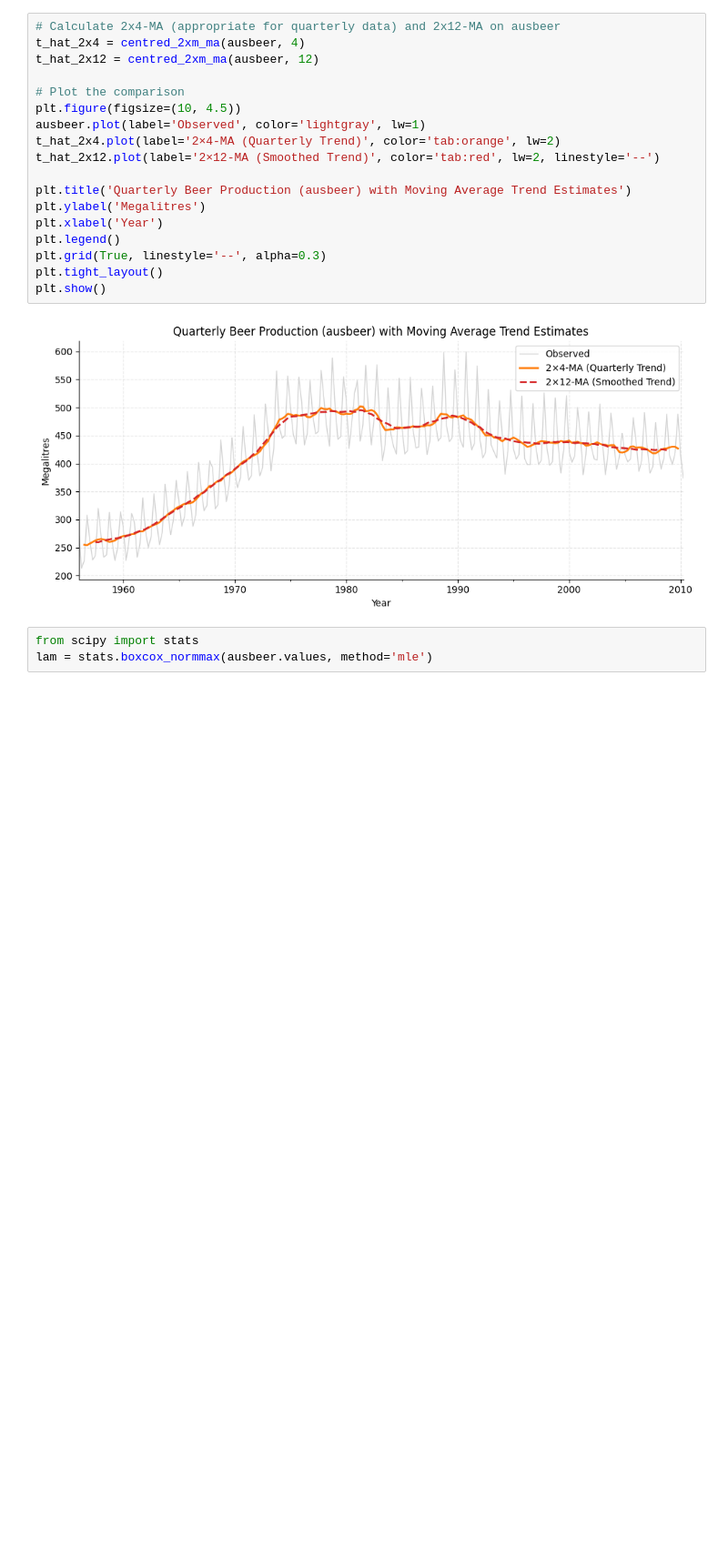
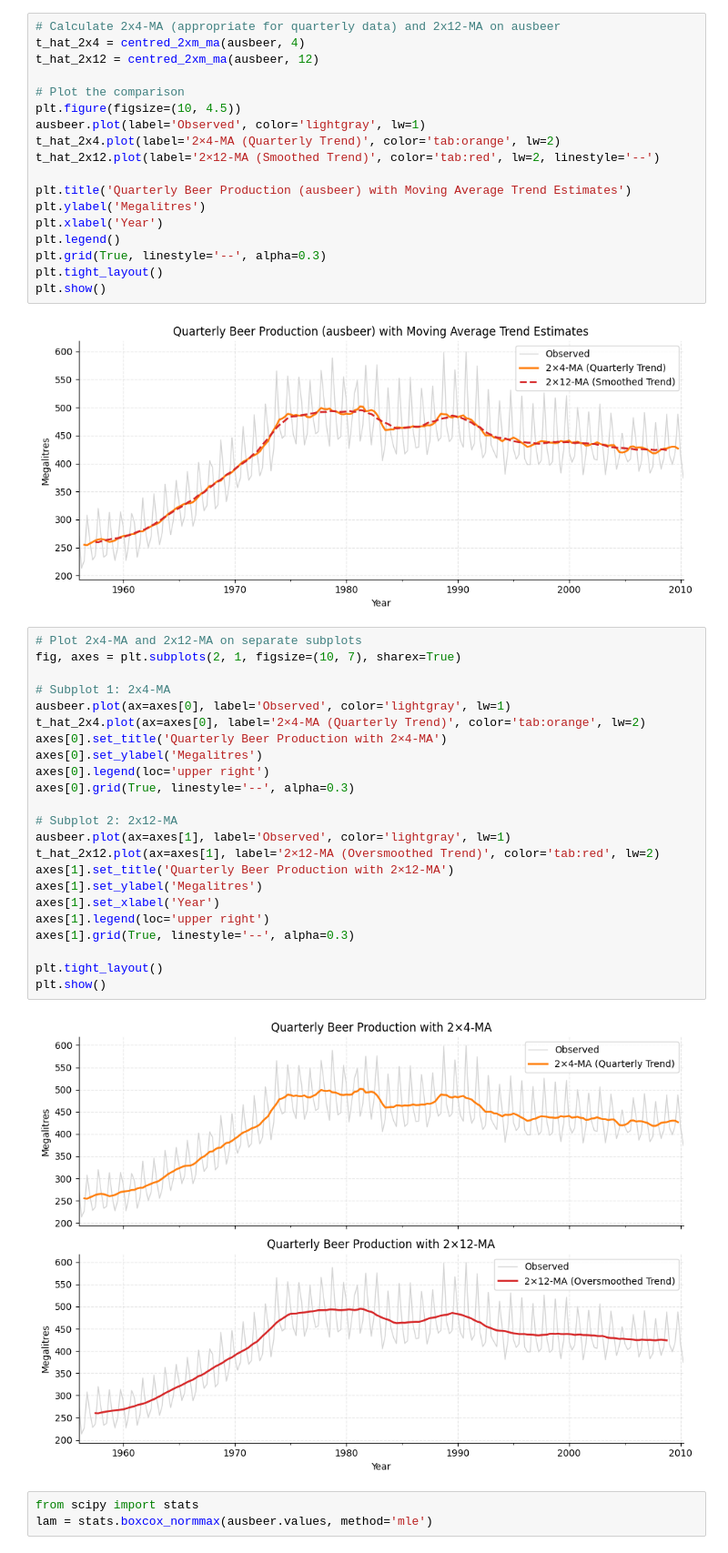
Before and after one commit to Teenold/AgentEmd, a Jupyter notebook: notebooks/lab03_decomposition_i_models_moving_averages_c.ipynb, the cells around one changed output. Shown at 91% size. Drawn from its saved outputs; the diff is of its cells as text; blank space fills up the shorter version.

```diff
--- a/notebooks/lab03_decomposition_i_models_moving_averages_c.ipynb
+++ b/notebooks/lab03_decomposition_i_models_moving_averages_c.ipynb
@@ -156,6 +156,31 @@ plt.tight_layout()
 plt.show()
 # %% [output]
 [figure]
+# %%
+# Plot 2x4-MA and 2x12-MA on separate subplots
+fig, axes = plt.subplots(2, 1, figsize=(10, 7), sharex=True)
+
+# Subplot 1: 2x4-MA
+ausbeer.plot(ax=axes[0], label='Observed', color='lightgray', lw=1)
+t_hat_2x4.plot(ax=axes[0], label='2×4-MA (Quarterly Trend)', color='tab:orange', lw=2)
+axes[0].set_title('Quarterly Beer Production with 2×4-MA')
+axes[0].set_ylabel('Megalitres')
+axes[0].legend(loc='upper right')
+axes[0].grid(True, linestyle='--', alpha=0.3)
+
+# Subplot 2: 2x12-MA
+ausbeer.plot(ax=axes[1], label='Observed', color='lightgray', lw=1)
+t_hat_2x12.plot(ax=axes[1], label='2×12-MA (Oversmoothed Trend)', color='tab:red', lw=2)
+axes[1].set_title('Quarterly Beer Production with 2×12-MA')
+axes[1].set_ylabel('Megalitres')
+axes[1].set_xlabel('Year')
+axes[1].legend(loc='upper right')
+axes[1].grid(True, linestyle='--', alpha=0.3)
+
+plt.tight_layout()
+plt.show()
+# %% [output]
+[figure, added]
 # %%
 from scipy import stats
 lam = stats.boxcox_normmax(ausbeer.values, method='mle')
```
Also changed, not shown: parts of 4 cells of this notebook.
